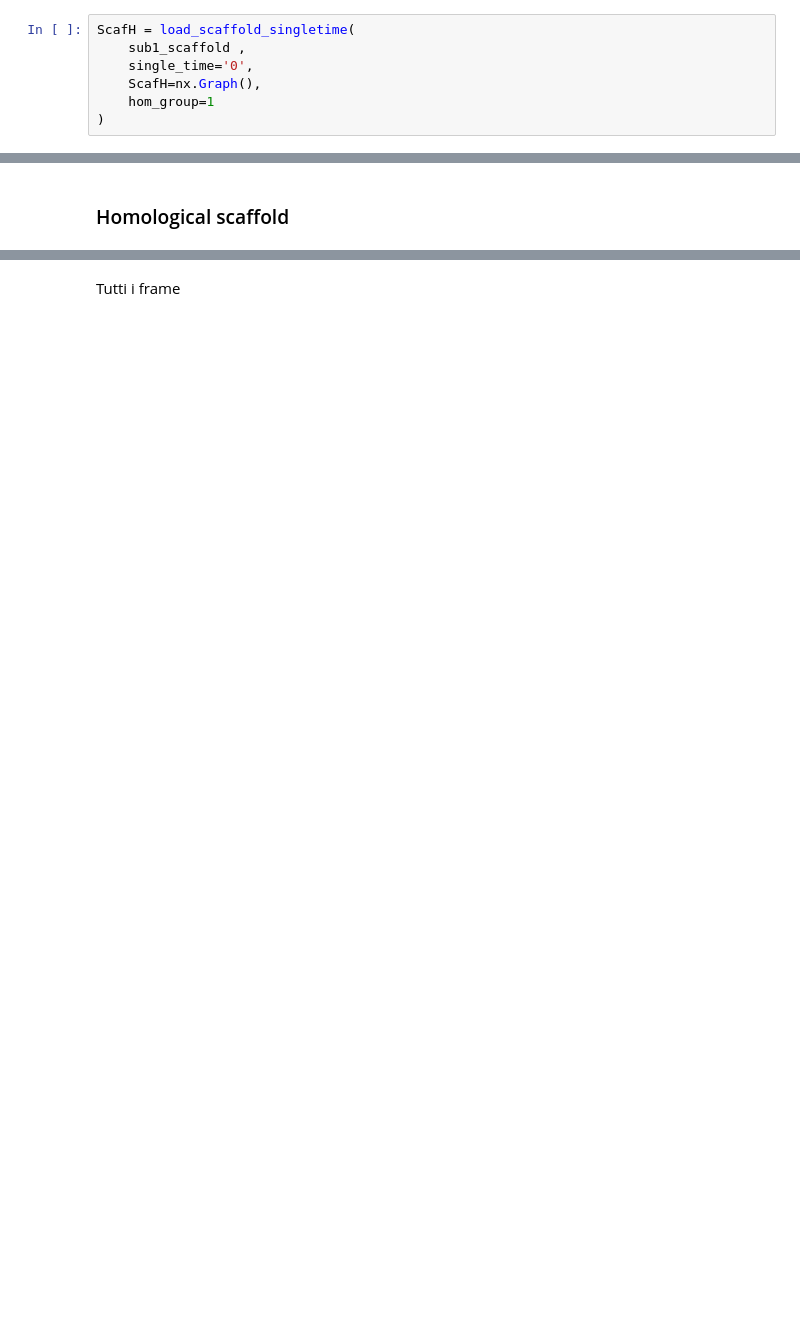
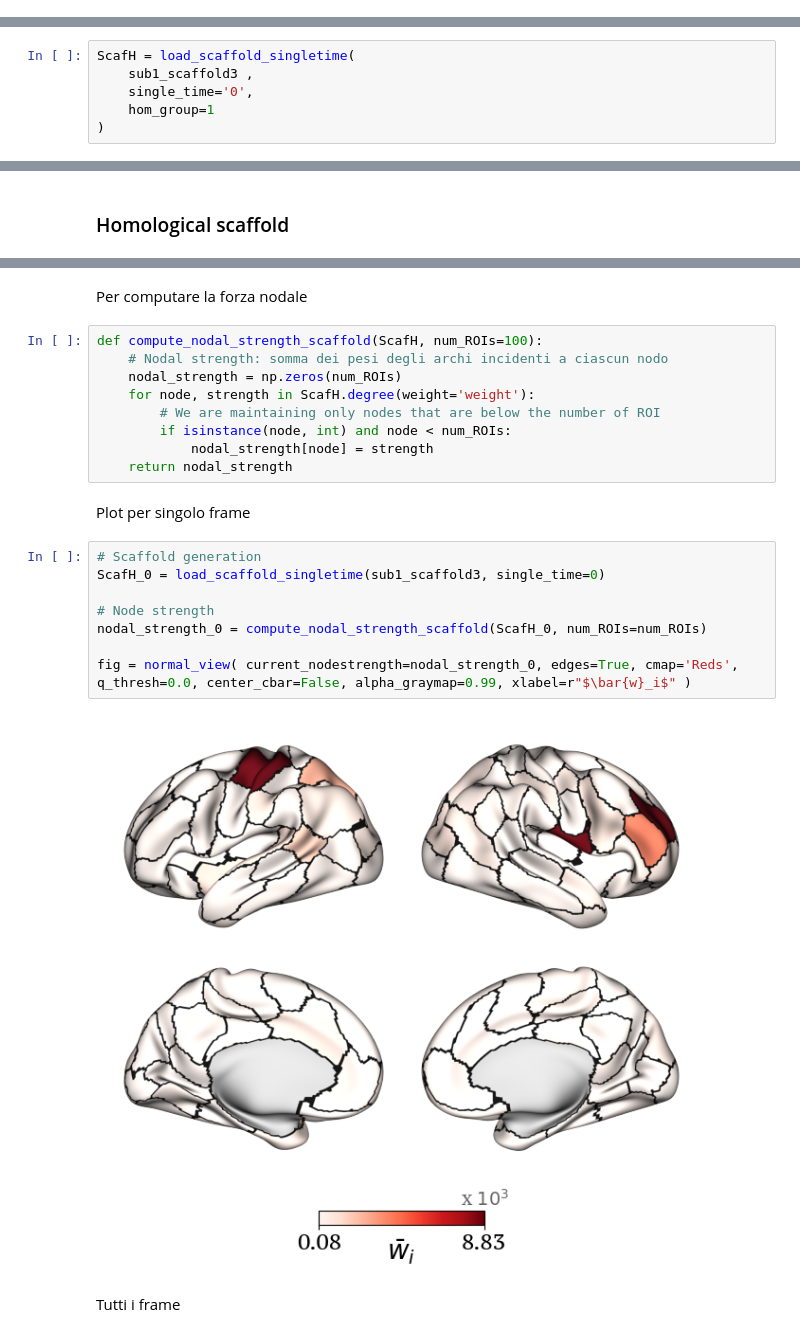
Before and after one commit to EmmaTosato/RHOSTS, a Jupyter notebook: Notebooks/Example_brain_data.ipynb, the cells around one changed output, grey strips where cells are left out. Drawn from its saved outputs; the diff is of its cells as text; blank space fills up the shorter version.

```diff
--- a/Notebooks/Example_brain_data.ipynb
+++ b/Notebooks/Example_brain_data.ipynb
@@ -303,7 +348,0 @@ def load_scaffold_singletime(filepath_scaffold, single_time, ScafH=nx.Graph(), h
-# %%
-ScafH = load_scaffold_singletime(
-    sub1_scaffold ,
-    single_time='0',
-    ScafH=nx.Graph(),
-    hom_group=1
-)
@@ -357,0 +424,6 @@ Ciclo 3
+# %%
+ScafH = load_scaffold_singletime(
+    sub1_scaffold3 ,
+    single_time='0',
+    hom_group=1
+)
@@ -505,3 +567,26 @@ fig = normal_view(
+# %% [markdown]
+Per computare la forza nodale
+# %%
+def compute_nodal_strength_scaffold(ScafH, num_ROIs=100):
+    # Nodal strength: somma dei pesi degli archi incidenti a ciascun nodo
+    nodal_strength = np.zeros(num_ROIs)
+    for node, strength in ScafH.degree(weight='weight'):
+        # We are maintaining only nodes that are below the number of ROI
+        if isinstance(node, int) and node < num_ROIs:
+            nodal_strength[node] = strength
+    return nodal_strength
+# %% [markdown]
+Plot per singolo frame
+# %%
+# Scaffold generation
+ScafH_0 = load_scaffold_singletime(sub1_scaffold3, single_time=0)
+
+# Node strength
+nodal_strength_0 = compute_nodal_strength_scaffold(ScafH_0, num_ROIs=num_ROIs)
+
+fig = normal_view( current_nodestrength=nodal_strength_0, edges=True, cmap='Reds', q_thresh=0.0, center_cbar=False, alpha_graymap=0.99, xlabel=r"$\bar{w}_i$" )
+# %% [output]
+[figure, added]
 # %% [markdown]
 Tutti i frame
 # %%
```
Also changed, not shown: parts of 57 cells of this notebook, 3 other files.
